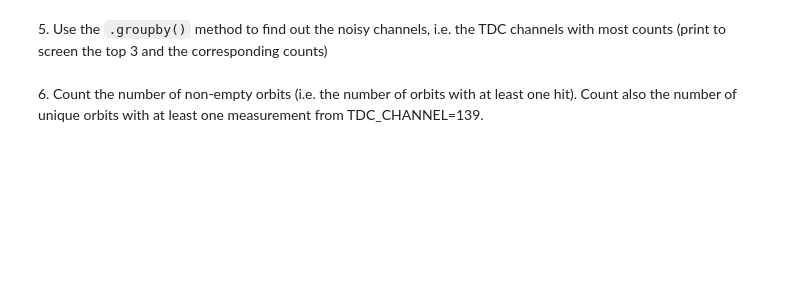
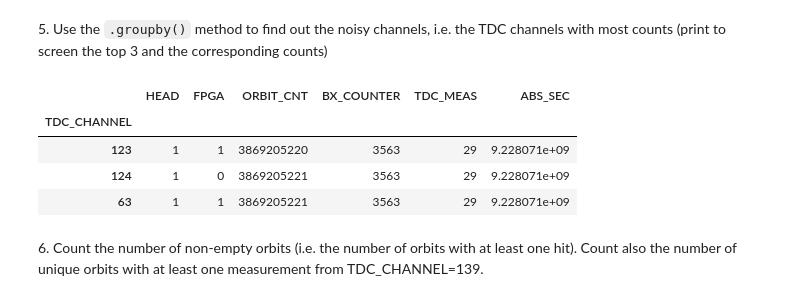
Before and after one commit to zucchett/HighLevelProgramming2021, a Jupyter notebook: 05ex_pandas.ipynb, the cells around one changed output. Drawn from its saved outputs; the diff is of its cells as text; code cells hidden in the pictures; blank space fills up the shorter version.

```diff
--- a/05ex_pandas.ipynb
+++ b/05ex_pandas.ipynb
@@ -107,4 +106,15 @@ print(time)
 # %% [markdown]
 5\. Use the `.groupby()` method to find out the noisy channels, i.e. the TDC channels with most counts (print to screen the top 3 and the corresponding counts)
+# %%
+noisy = data.groupby(["TDC_CHANNEL"], sort = False).max() #group by the number of max counts (TDC_MEAS)
+
+noisy.nlargest(3, 'TDC_MEAS')
+#df.nlargest(3, 'TDC_MEAS')
+# %% [output]
+|  | HEAD | FPGA | ORBIT_CNT | BX_COUNTER | TDC_MEAS | ABS_SEC |
+| TDC_CHANNEL |  |  |  |  |  |  |
+| 123 | 1 | 1 | 3869205220 | 3563 | 29 | 9.228071e+09 |
+| 124 | 1 | 0 | 3869205221 | 3563 | 29 | 9.228071e+09 |
+| 63 | 1 | 1 | 3869205221 | 3563 | 29 | 9.228071e+09 |
 # %% [markdown]
 6\. Count the number of non-empty orbits (i.e. the number of orbits with at least one hit). Count also the number of unique orbits with at least one measurement from TDC_CHANNEL=139.
```
Also changed, not shown: parts of 8 cells of this notebook.
